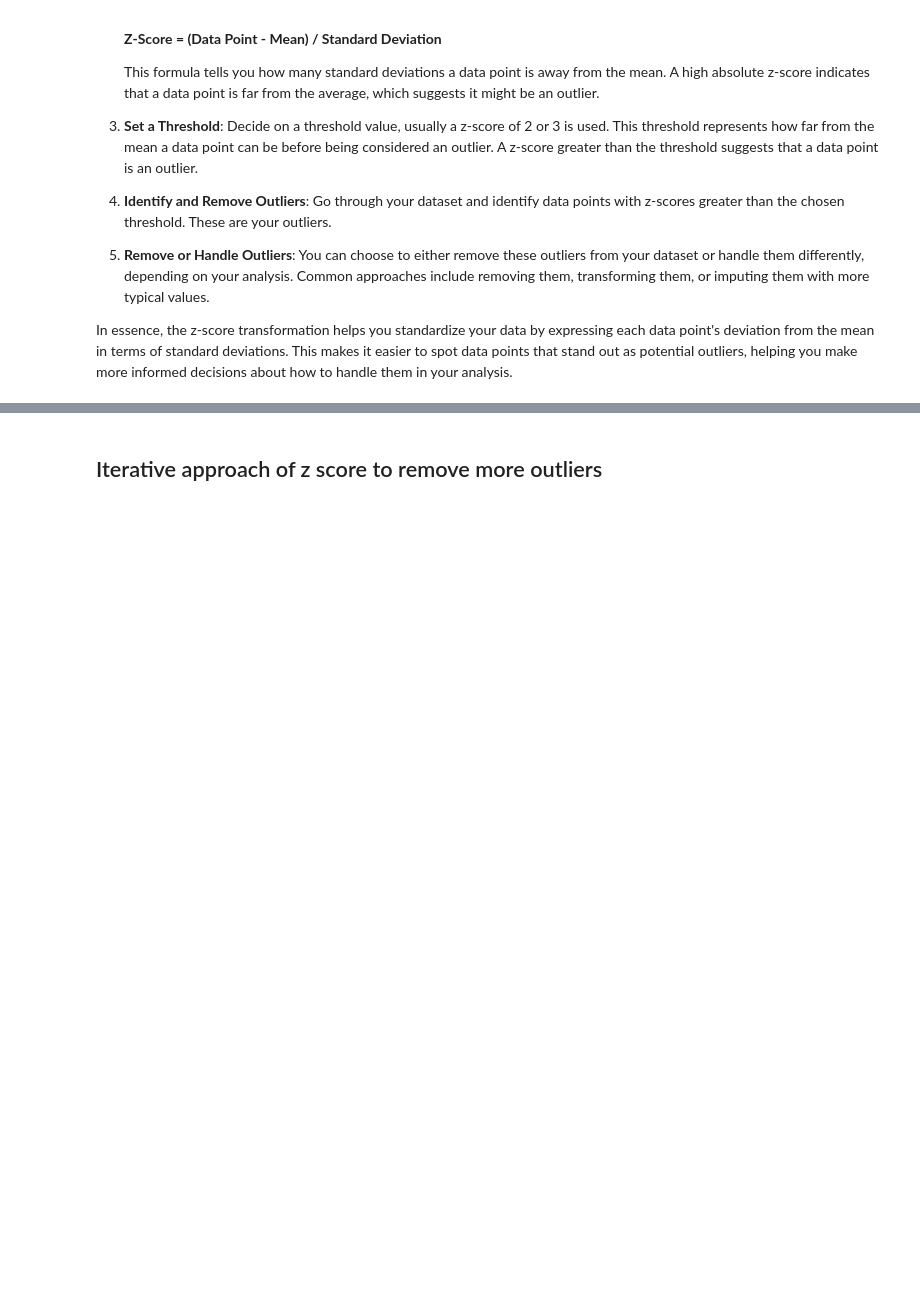
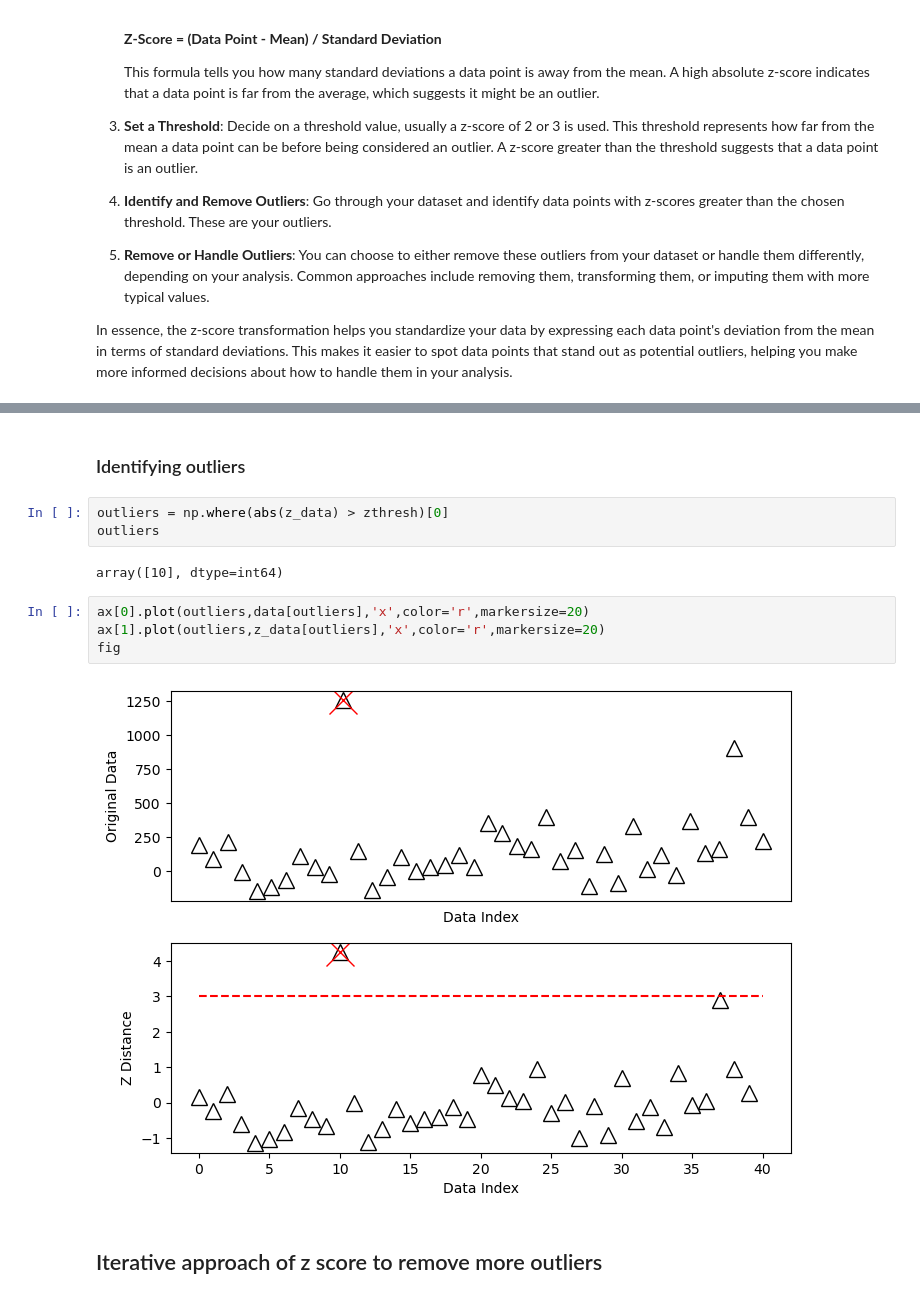
Before and after one commit to MahbubHossainFaisal/Data-Science, a Jupyter notebook: Statistics/Codes/15_Removing_outliers_using_z_tranformation.ipynb, the cells around one changed output, grey strips where cells are left out. Drawn from its saved outputs; the diff is of its cells as text; blank space fills up the shorter version.

```diff
--- a/Statistics/Codes/15_Removing_outliers_using_z_tranformation.ipynb
+++ b/Statistics/Codes/15_Removing_outliers_using_z_tranformation.ipynb
@@ -21,3 +85,16 @@ In essence, the z-score transformation helps you standardize your data by expres
+# %% [markdown]
+### Identifying outliers
+# %%
+outliers = np.where(abs(z_data) > zthresh)[0]
+outliers
+# %% [output]
+array([10], dtype=int64)
+# %%
+ax[0].plot(outliers,data[outliers],'x',color='r',markersize=20)
+ax[1].plot(outliers,z_data[outliers],'x',color='r',markersize=20)
+fig
+# %% [output]
+[figure, added]
 # %% [markdown]
 ## Iterative approach of z score to remove more outliers
 # %% [markdown]
```
Also changed, not shown: parts of 10 cells of this notebook.
